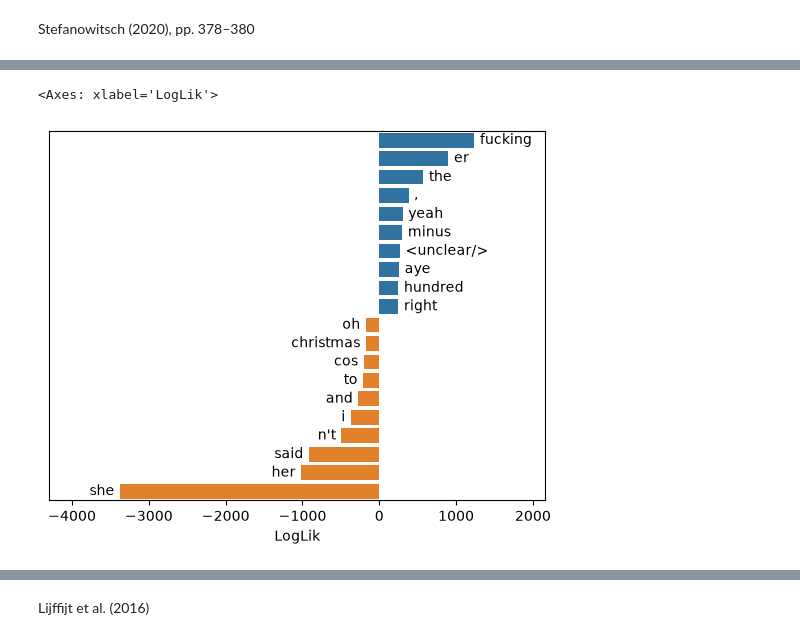
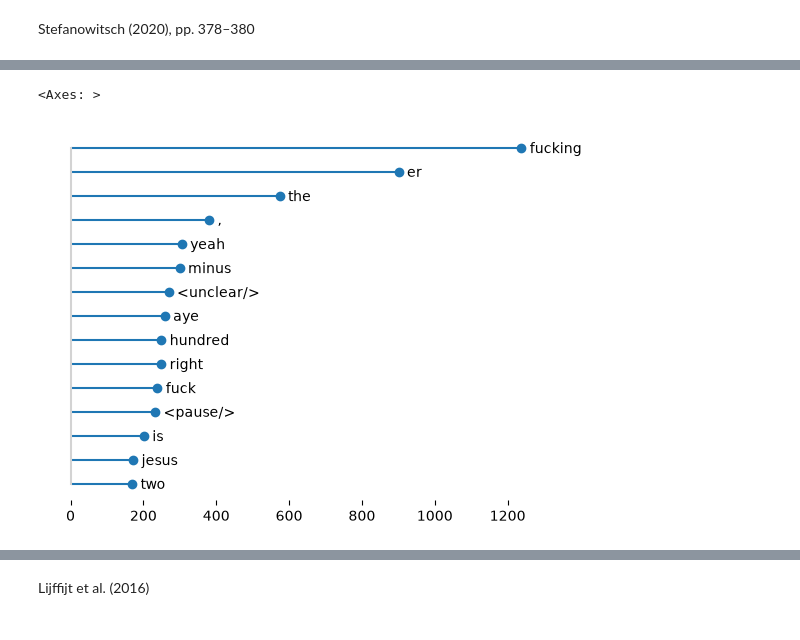
Before and after one commit to rmalouf/polars_corpus, a Jupyter notebook: examples/keywords.ipynb, the cells around one changed output, grey strips where cells are left out. Cells and saved outputs as stored; diff of their text form; code cells hidden in the pictures.

```diff
--- a/examples/keywords.ipynb
+++ b/examples/keywords.ipynb
@@ -70,49 +31,8 @@ female_keywords = plc.keywords(
 # %%
-# def keyword_plot(keyword_df, expr, keyness, top_k=10, bottom_k=10):
-
-#     term = as_expr(expr)
-#     lf = as_corpus(keyword_df)
-#     term_name = check_expr(lf, term)
-#     keyness_name = check_expr(lf, keyness)
-
-#     top_items = lf.head(top_k).collect()
-#     ax = sns.barplot(x=keyness_name,
-#                      y=term_name,
-#                      data=top_items,
-#                      orient='h')
-#     ax.bar_label(ax.containers[0],
-#                  labels=top_items[term_name],
-#                  padding=4)
-
-
-#     bottom_items = lf.tail(bottom_k).collect()
-#     sns.barplot(x=keyness_name,
-#                      y=term_name,
-#                      data=bottom_items,
-#                      orient='h',
-#                ax=ax)
-#     ax.bar_label(ax.containers[1],
-#                  labels=bottom_items[term_name],
-#                  padding=4)
-
-#     ax.set_yticks([])
-#     ax.set_ylabel("")
-#     ax.margins(x=0.2)
-
-
-
-#     return ax
-
-#     # ax.bar_label(ax.containers[0], labels=male_keywords.head(10)['token'], padding=4)
-
-# # sns.barplot(y='token', x='LogLik', data=male_keywords.tail(10), orient='h', ax=ax)
-# # ax.bar_label(ax.containers[1], labels=male_keywords.tail(10)['token'], padding=4)
-
-plc.keyword_plot(male_keywords, 'token', 'LogLik')
-# ax
+plc.keyword_plot(male_keywords, 'token', 'LogLik', top_k=15, descending=True)
 # %% [output]
-<Axes: xlabel='LogLik'>
+<Axes: >
-[figure, old version]
+[figure, new version]
 # %%
 tbl = (
     male_keywords.head(20)
```
Also changed, not shown: parts of 10 cells of this notebook, 3 other files.
